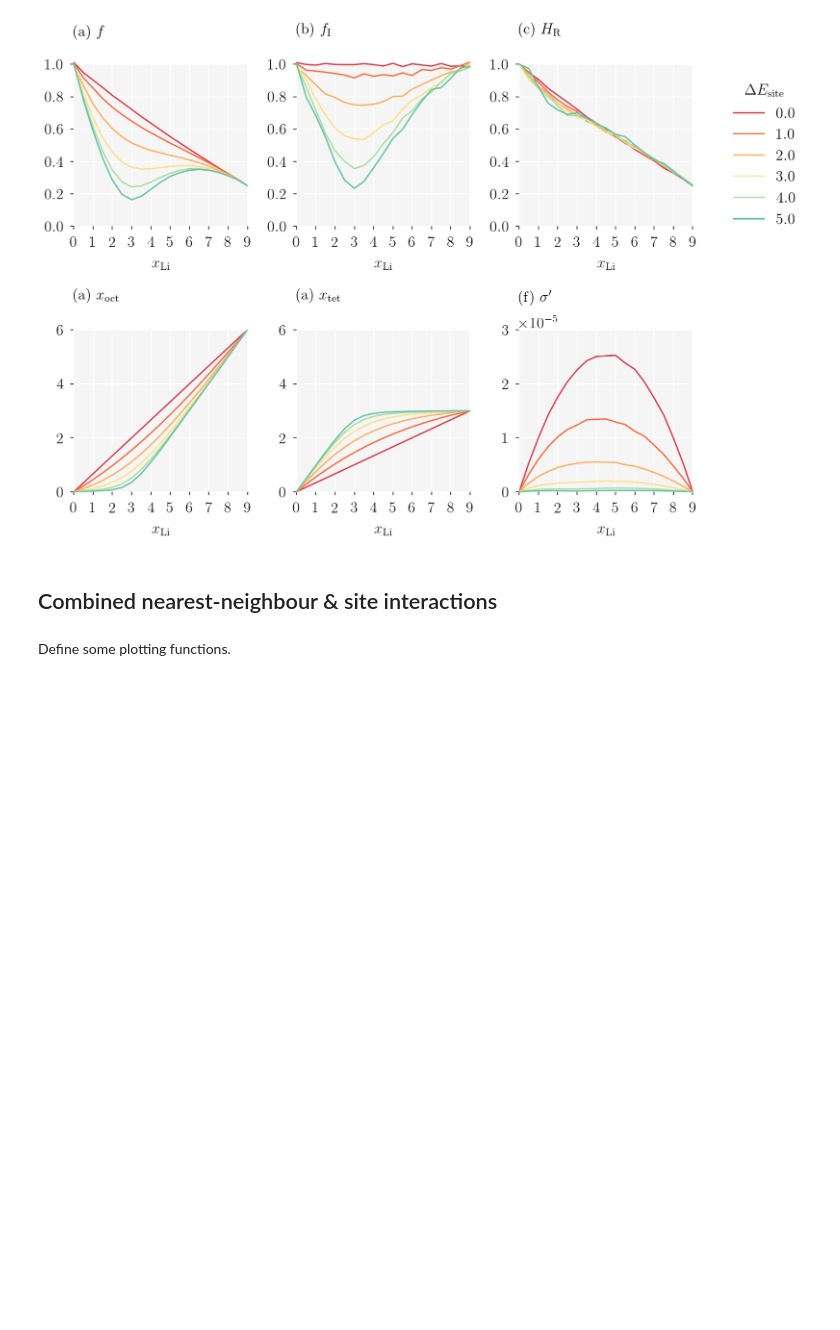
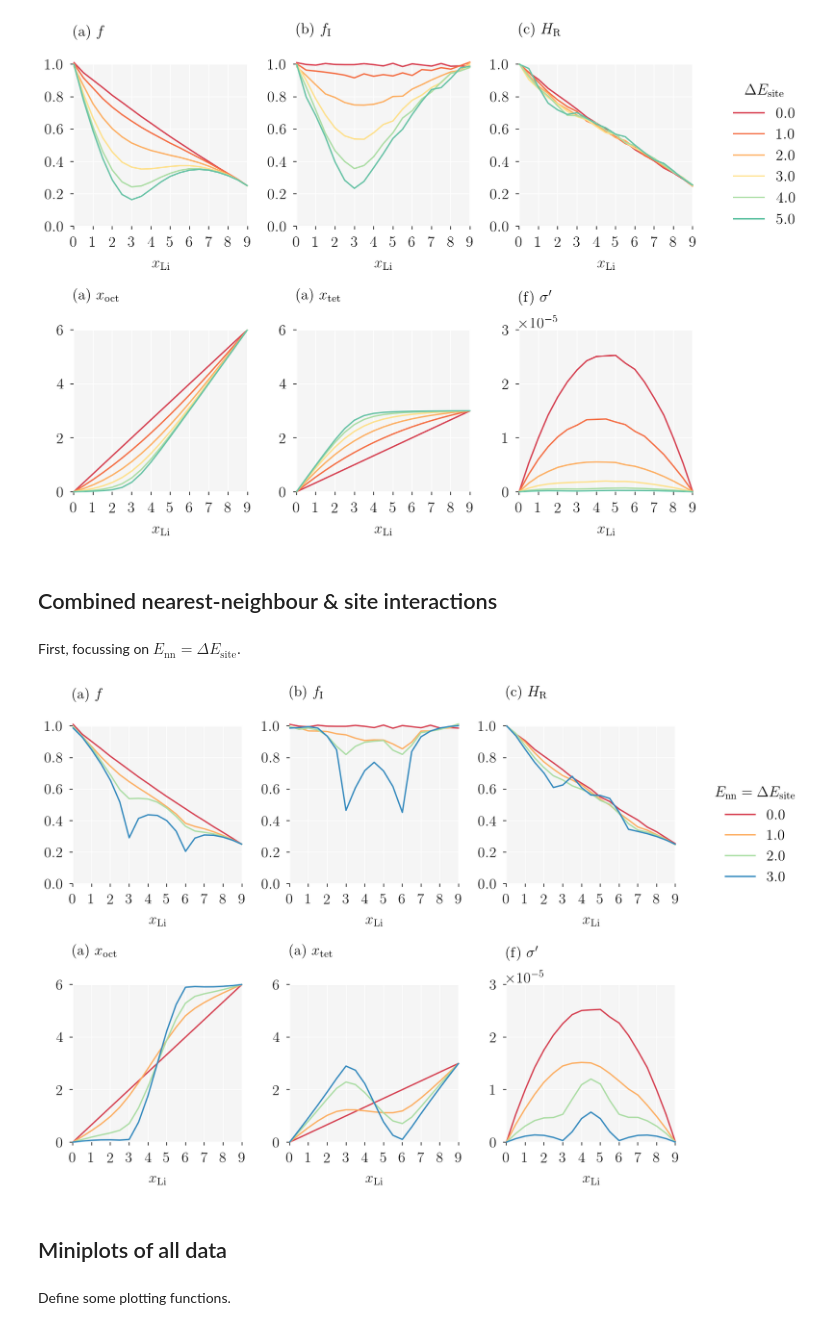
Before and after one commit to bjmorgan/garnet-lgmc-data, a Jupyter notebook: analysis/garnet_LGMC.ipynb, the cells around one changed output. Saved outputs shown, nothing was run; the diff lists cells and outputs as text; code cells hidden in the pictures; blank space fills up the shorter version.

Commit message:
Added plot for E_nn = E_site

```diff
--- a/analysis/garnet_LGMC.ipynb
+++ b/analysis/garnet_LGMC.ipynb
@@ -250,6 +250,45 @@ fig.savefig(filename = '../figures/site_energies_data.pdf' )
 [figure]
 # %% [markdown]
 ## Combined nearest-neighbour & site interactions
+# %% [markdown]
+First, focussing on $E_\mathrm{nn}=\Delta E_\mathrm{site}$.
+# %%
+interaction_energies = [ 0.0, 1.0, 2.0, 3.0 ]
+
+colors = [ '#d53e4f', '#fdae61', '#abdda4', '#3288bd' ]
+
+def variable_plot( ax, y, y_range, title ):
+    ax.tick_params(labelsize=fontsize)
+    for s in [ 'top', 'bottom', 'left', 'right' ]:
+        ax.spines[s].set_visible(False)
+    setup_axes( ax, y_range, title=title )
+    for e, c in zip( interaction_energies, colors):
+        df = data.loc[ (data.E_site == e) & (data.E_nn == e) ]
+        my_plot( ax, df.n_Li, df[y], label=r'{}'.format(e), marker='-', color=c )
+
+# set up the subplots
+fig, axs = plt.subplots(2,3, figsize=(10, 8))
+
+# single-particle correlation
+variable_plot( axs[0,0], 'f', [0,1],  title=r'(a) $f$' )
+variable_plot( axs[0,1], 'f_I', [0,1],  title=r'(b) $f_\mathrm{I}$' )
+variable_plot( axs[0,2], 'H_R', [0,1],  title=r'(c) $H_\mathrm{R}$' )
+variable_plot( axs[1,0], 'n_oct', [0,6],  title=r'(a) $x_\mathrm{oct}$' )
+variable_plot( axs[1,1], 'n_tet', [0,6],  title=r'(a) $x_\mathrm{tet}$' )
+variable_plot( axs[1,2], 'sigma_eff', [0,3e-5], title=r'(f) $\sigma^\prime$' )
+
+# place legend next to the top right subplot
+l = axs[0,2].legend(bbox_to_anchor=(1.2, -0.04), loc='lower left', borderaxespad=0.,
+                    title=r'$E_\mathrm{nn} = \Delta E_\mathrm{site}$', edgecolor='#FFFFFF', facecolor='#FFFFFF')
+
+fig.tight_layout()
+
+# Save as PDF.
+fig.savefig(filename = '../figures/both_energies_data.pdf' )
+# %% [output]
+[figure, added]
+# %% [markdown]
+## Miniplots of all data
 # %% [markdown]
 Define some plotting functions.
 # %%
```
Also changed, not shown: 4 other files.
